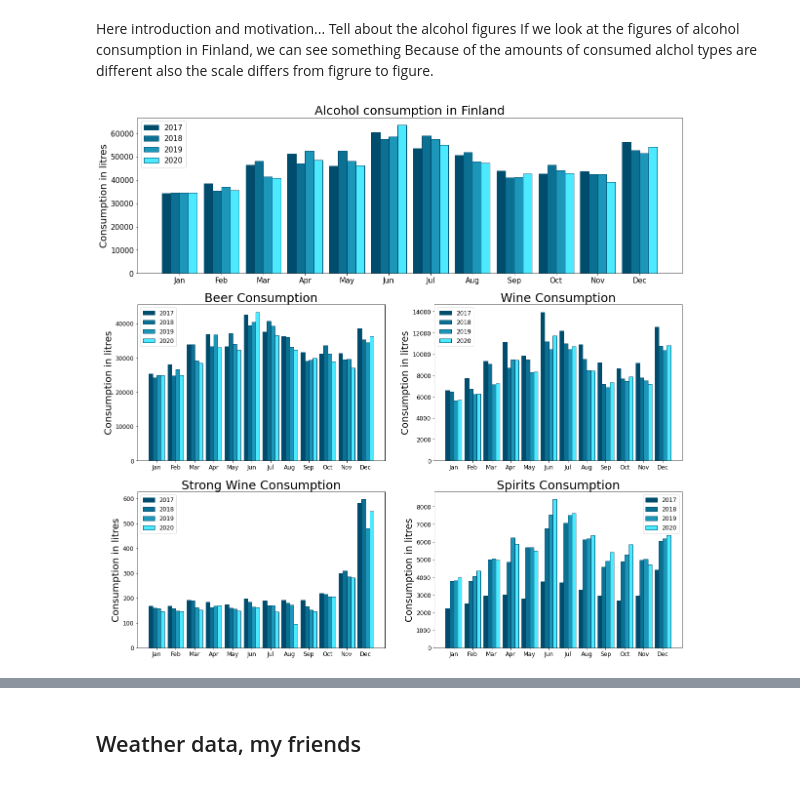
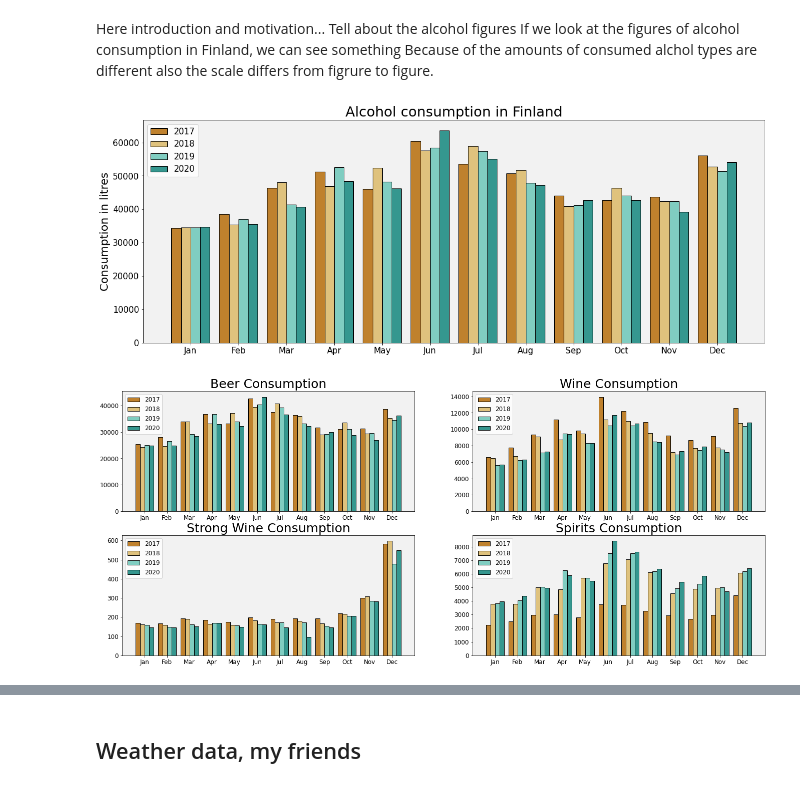
Before and after one commit to DataScience-MiniProjects/IDS-MiniProject, a Jupyter notebook: project-notebook.ipynb, the cells around one changed output, grey strips where cells are left out. Drawn from its saved outputs; the diff is of its cells as text; code cells hidden in the pictures.

Commit message:
Refactor colors and plots

```diff
--- a/project-notebook.ipynb
+++ b/project-notebook.ipynb
@@ -70,20 +70,20 @@ spirits2019 = alc_data2019["Spirits"].values
 spirits2018 = alc_data2018["Spirits"].values
 spirits2017 = alc_data2017["Spirits"].values
 
-color1 = "#004C6D"
-color2 = "#0c7093"
-color3 = "#1d97b9"
-color4 = "#4ceaff"
-edgeColor = "#004C6D"
-
-width = 0.21
+color1 = "#bf812d"
+color2 = "#dfc27d"
+color3 = "#80cdc1"
+color4 = "#35978f"
+edgeColor = "black"
+faceColor = "#f2f2f2"
+width = 0.20
 bar1 = np.arange(len(labels))
 bar2 = [i + width  for i in bar1]
 bar3 = [i + width  for i in bar2]
 bar4 = [i + width  for i in bar3]
 
-plt.figure(figsize=(20,20))
-plt.subplot(3,1,1)
+plt.figure(figsize=(20,25))
+plt.subplot(3,1,1,facecolor=faceColor)
 plt.bar(bar1, total2017, width, label="2017", color=color1, edgecolor=edgeColor)
 plt.bar(bar2, total2018, width, label="2018", color=color2, edgecolor=edgeColor)
 plt.bar(bar3, total2019, width, label="2019", color=color3, edgecolor=edgeColor)
@@ -95,56 +95,54 @@ plt.xticks(bar1 + 3*width/2, labels, fontsize=15)
 plt.yticks(fontsize=15)
 plt.legend(fontsize=15)
 
-plt.subplot(3,2,3)
+plt.figure(figsize=(23,15))
+plt.subplot(3,2,3,facecolor=faceColor)
 plt.bar(bar1, beer2017, width, label="2017", color=color1, edgecolor=edgeColor)
 plt.bar(bar2, beer2018, width, label="2018", color=color2, edgecolor=edgeColor)
 plt.bar(bar3, beer2019, width, label="2019", color=color3, edgecolor=edgeColor)
 plt.bar(bar4, beer2020, width, label="2020", color=color4, edgecolor=edgeColor)
 
-plt.ylabel("Consumption in litres", fontsize=20)
 plt.title("Beer Consumption", fontsize=25)
 plt.xticks(bar1 + 3*width/2, labels, fontsize=12)
 plt.yticks(fontsize=12)
 plt.legend(fontsize=12)
 
-plt.subplot(3,2,4)
+plt.subplot(3,2,4,facecolor=faceColor)
 plt.bar(bar1, wine2017, width, label="2017", color=color1, edgecolor=edgeColor)
 plt.bar(bar2, wine2018, width, label="2018", color=color2, edgecolor=edgeColor)
 plt.bar(bar3, wine2019, width, label="2019", color=color3, edgecolor=edgeColor)
 plt.bar(bar4, wine2020, width, label="2020", color=color4, edgecolor=edgeColor)
 
-plt.ylabel("Consumption in litres", fontsize=20)
 plt.title("Wine Consumption", fontsize=25)
 plt.xticks(bar1 + 3*width/2, labels, fontsize=12)
 plt.yticks(fontsize=12)
 plt.legend(fontsize=12)
 
-plt.subplot(3,2,5)
+plt.subplot(3,2,5,facecolor=faceColor)
 plt.bar(bar1, s_wine2017, width, label="2017", color=color1, edgecolor=edgeColor)
 plt.bar(bar2, s_wine2018, width, label="2018", color=color2, edgecolor=edgeColor)
 plt.bar(bar3, s_wine2019, width, label="2019", color=color3, edgecolor=edgeColor)
 plt.bar(bar4, s_wine2020, width, label="2020", color=color4, edgecolor=edgeColor)
 
-plt.ylabel("Consumption in litres", fontsize=20)
 plt.title("Strong Wine Consumption", fontsize=25)
 plt.xticks(bar1 + 3*width/2, labels, fontsize=12)
 plt.yticks(fontsize=12)
 plt.legend(fontsize=12)
 
-plt.subplot(3,2,6)
+plt.subplot(3,2,6,facecolor=faceColor)
 plt.bar(bar1, spirits2017, width, label="2017", color=color1, edgecolor=edgeColor)
 plt.bar(bar2, spirits2018, width, label="2018", color=color2, edgecolor=edgeColor)
 plt.bar(bar3, spirits2019, width, label="2019", color=color3, edgecolor=edgeColor)
 plt.bar(bar4, spirits2020, width, label="2020", color=color4, edgecolor=edgeColor)
 
-plt.ylabel("Consumption in litres", fontsize=20)
 plt.title("Spirits Consumption", fontsize=25)
 plt.xticks(bar1 + 3*width/2, labels, fontsize=12)
 plt.yticks(fontsize=12)
 plt.legend(fontsize=12)
 plt.show()
 # %% [output]
-[figure, old version]
+[figure, new version]
+[figure, added]
 # %%
 # WEATHER DATA
 def load_csv(file_name:str):
```
Also changed, not shown: parts of 11 cells of this notebook.
